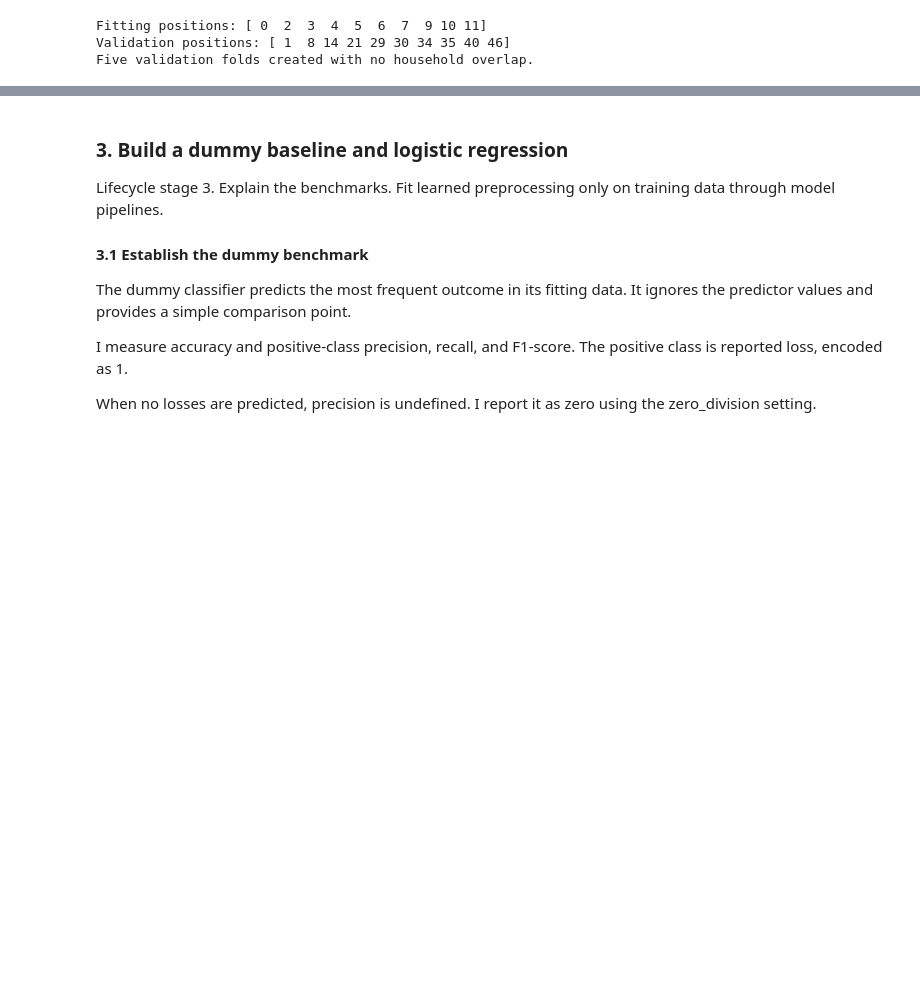
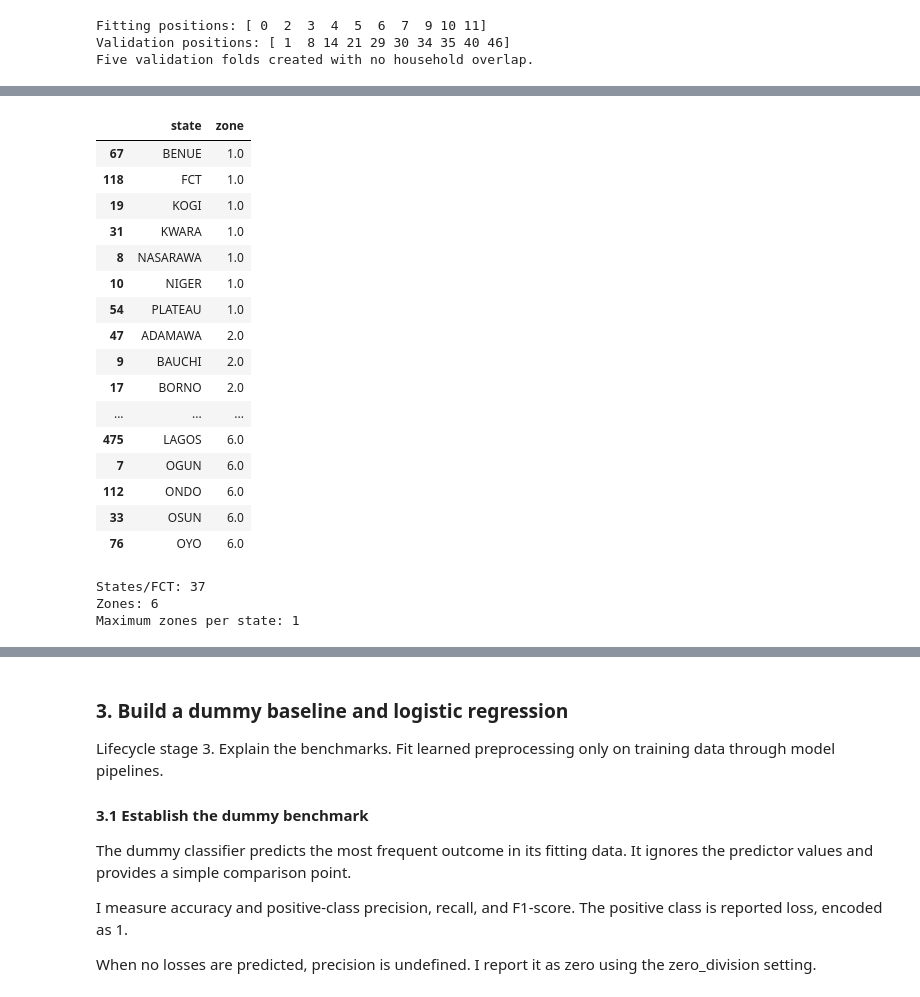
Before and after one commit to Chizycodes/nass-harvest-loss-prediction, a Jupyter notebook: notebooks/03_modelling_evaluation.ipynb, the cells around one changed output, grey strips where cells are left out. Saved outputs shown, nothing was run; the diff lists cells and outputs as text; code cells hidden in the pictures; blank space fills up the shorter version.

```diff
--- a/notebooks/03_modelling_evaluation.ipynb
+++ b/notebooks/03_modelling_evaluation.ipynb
@@ -223,0 +228,28 @@ Five validation folds created with no household overlap.
+# %%
+# Check linear relationships between numeric predictors.
+# Values close to +1 or -1 indicate strong linear relationships.
+numeric_correlations = X_train[NUMERIC_PREDICTORS].corr()
+
+display(numeric_correlations.round(3))
+
+# State and zone are categories, so inspect their mapping separately.
+# Keep one row for each observed state–zone combination.
+state_zone_pairs = (
+    X_train[["state", "zone"]]
+    .drop_duplicates()
+    .sort_values(["zone", "state"])
+)
+
+display(state_zone_pairs)
+
+# Count how many different zones occur within each state.
+zones_per_state = (
+    state_zone_pairs
+    .groupby("state", observed=True)["zone"]
+    .nunique()
+)
+
+print("States/FCT:", state_zone_pairs["state"].nunique())
+print("Zones:", state_zone_pairs["zone"].nunique())
+print("Maximum zones per state:", zones_per_state.max())
+# %% [output]
@@ -223,0 +262,20 @@ Five validation folds created with no household overlap.
+|  | state | zone |
+| 67 | BENUE | 1.0 |
+| 118 | FCT | 1.0 |
+| 19 | KOGI | 1.0 |
+| 31 | KWARA | 1.0 |
+| 8 | NASARAWA | 1.0 |
+| 10 | NIGER | 1.0 |
+| 54 | PLATEAU | 1.0 |
+| 47 | ADAMAWA | 2.0 |
+| 9 | BAUCHI | 2.0 |
+| 17 | BORNO | 2.0 |
+| ... | ... | ... |
+| 475 | LAGOS | 6.0 |
+| 7 | OGUN | 6.0 |
+| 112 | ONDO | 6.0 |
+| 33 | OSUN | 6.0 |
+| 76 | OYO | 6.0 |
+States/FCT: 37
+Zones: 6
+Maximum zones per state: 1
```
Also changed, not shown: parts of 5 cells of this notebook, 2 other files.
